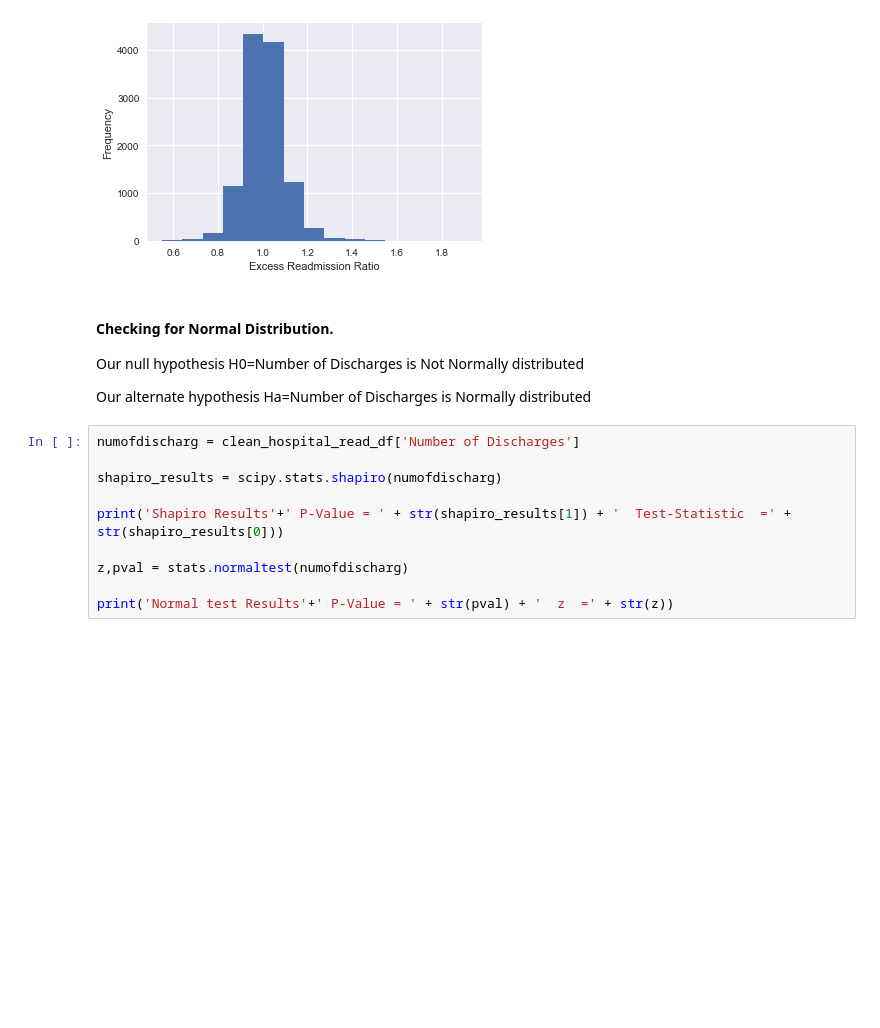
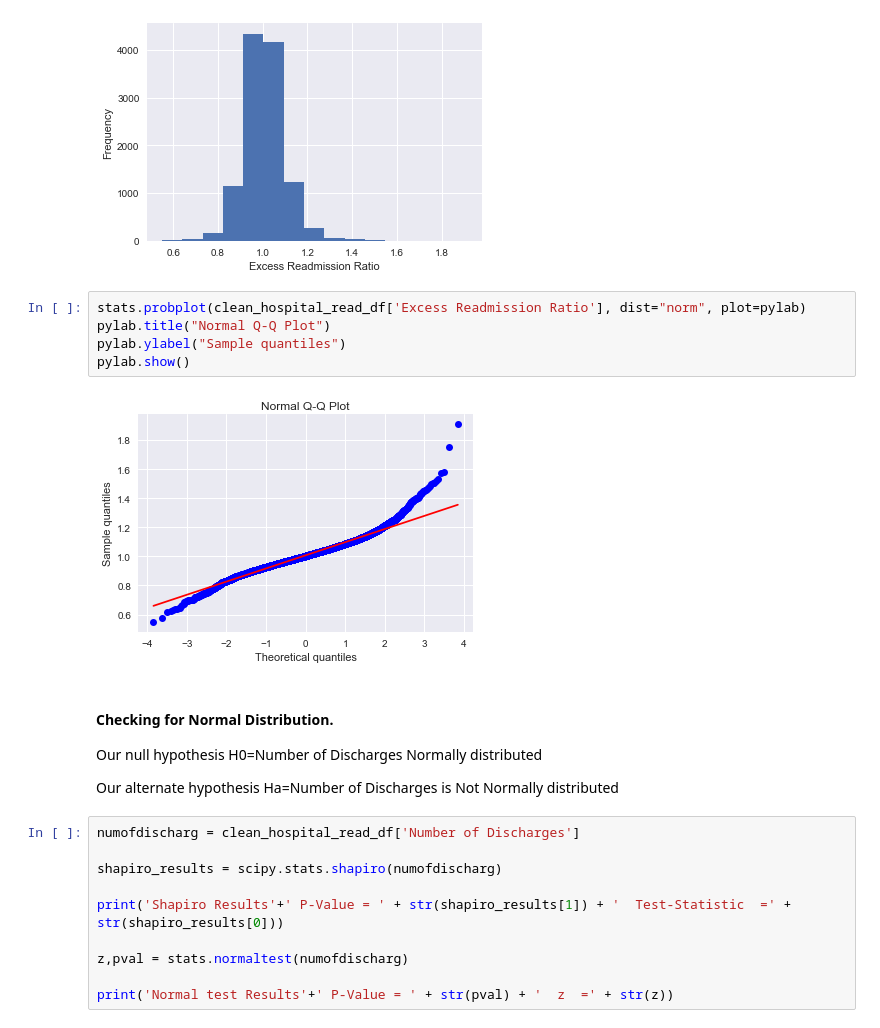
Before and after one commit to chinshaunakdesai/DataScienceWork, a Jupyter notebook: HospitalReadmissionEDA/Chintan_Hospital_Readmission_EDA_Statistics_Recommendation.ipynb, the cells around one changed output. Saved outputs shown, nothing was run; the diff lists cells and outputs as text; blank space fills up the shorter version.

```diff
--- a/HospitalReadmissionEDA/Chintan_Hospital_Readmission_EDA_Statistics_Recommendation.ipynb
+++ b/HospitalReadmissionEDA/Chintan_Hospital_Readmission_EDA_Statistics_Recommendation.ipynb
@@ -272,12 +281,19 @@ ax.set_xlabel("Excess Readmission Ratio")
 # %% [output]
 <matplotlib.text.Text at 0x...>
 [figure]
+# %%
+stats.probplot(clean_hospital_read_df['Excess Readmission Ratio'], dist="norm", plot=pylab)
+pylab.title("Normal Q-Q Plot")
+pylab.ylabel("Sample quantiles")
+pylab.show()
+# %% [output]
+[figure, added]
 # %% [markdown]
 #### Checking for Normal Distribution.
 
-Our null hypothesis H0=Number of Discharges is Not Normally distributed
+Our null hypothesis H0=Number of Discharges Normally distributed
 
-Our alternate hypothesis Ha=Number of Discharges is Normally distributed
+Our alternate hypothesis Ha=Number of Discharges is Not Normally distributed
 # %%
 numofdischarg = clean_hospital_read_df['Number of Discharges']
 
```
Also changed, not shown: parts of 21 cells of this notebook.
